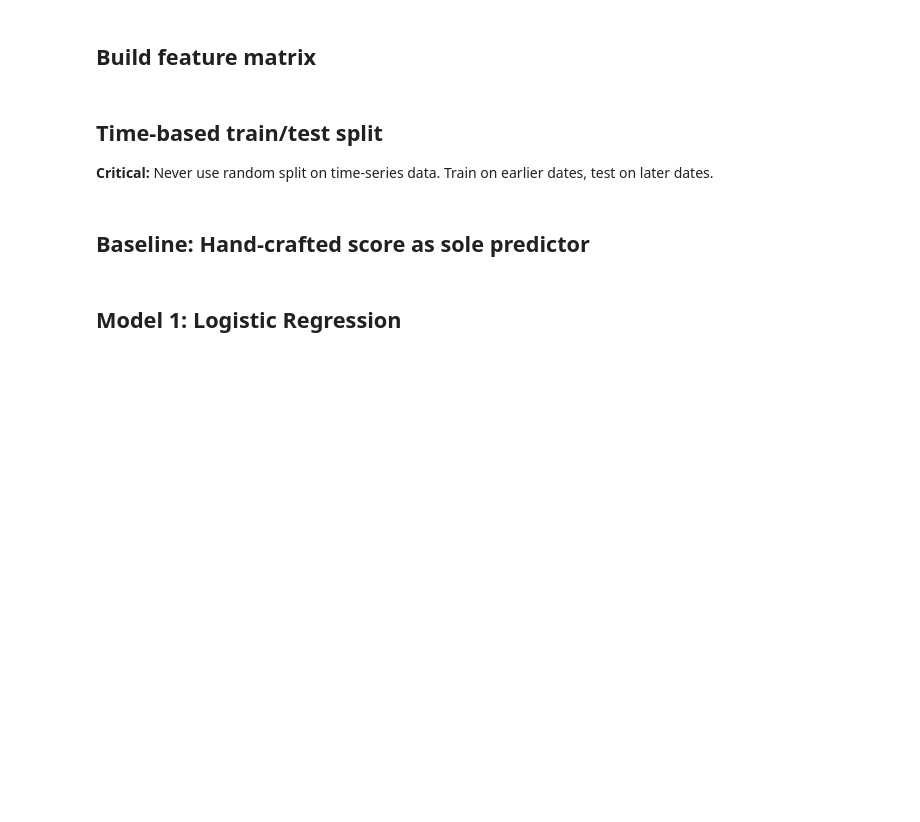
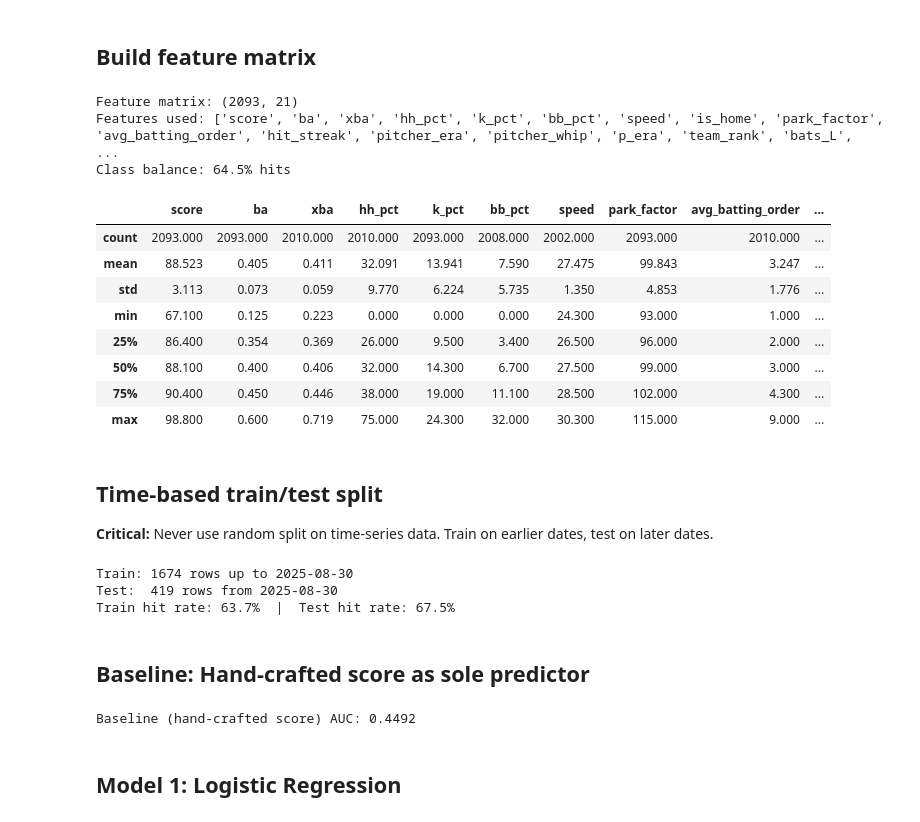
Before and after one commit to kkokie/bts_api, a Jupyter notebook: notebooks/train_model.ipynb, the cells around one changed output. Drawn from its saved outputs; the diff is of its cells as text; code cells hidden in the pictures; blank space fills up the shorter version.

```diff
--- a/notebooks/train_model.ipynb
+++ b/notebooks/train_model.ipynb
@@ -87,36 +104,47 @@ print((parsed_df.notna().mean() * 100).round(1).to_string())
 # %%
 df = pd.concat([df.reset_index(drop=True), parsed_df.reset_index(drop=True)], axis=1)
 
 # Encode categoricals
 df['bats_L']    = (df['bats'] == 'L').astype(int)
 df['bats_S']    = (df['bats'] == 'S').astype(int)   # switch
 df['pitch_R']   = (df['pitcher_hand'] == 'R').astype(int)
 df['pitch_L']   = (df['pitcher_hand'] == 'L').astype(int)
 df['platoon']   = ((df['bats'] == 'L') & (df['pitcher_hand'] == 'R') |
                    (df['bats'] == 'R') & (df['pitcher_hand'] == 'L')).astype(int)
 df['is_a_list'] = (df['list_type'] == 'A').astype(int)
 
 FEATURE_COLS = [
-    # Hand-crafted model output (should be useful but the model should learn beyond it)
     'score',
-    # Raw batting stats
     'ba', 'xba', 'hh_pct', 'k_pct', 'bb_pct', 'speed',
-    # Game context
     'is_home', 'park_factor', 'avg_batting_order', 'hit_streak',
-    # Pitcher features
-    'pitcher_era', 'pitcher_whip', 'p_era', 'p_whip', 'p_k9',
-    # Team context
+    'pitcher_era', 'pitcher_whip', 'p_era',
     'team_rank',
-    # Encoded categoricals
     'bats_L', 'bats_S', 'pitch_R', 'pitch_L', 'platoon', 'is_a_list',
 ]
+
+# Drop any columns that are entirely null
+FEATURE_COLS = [c for c in FEATURE_COLS if df[c].notna().any()]
 
 X = df[FEATURE_COLS].copy()
 y = df['got_hit'].astype(int)
 
 print(f'Feature matrix: {X.shape}')
+print(f'Features used: {FEATURE_COLS}')
 print(f'Class balance: {y.mean():.1%} hits')
 X.describe().round(3)
+# %% [output]
+Feature matrix: (2093, 21)
+Features used: ['score', 'ba', 'xba', 'hh_pct', 'k_pct', 'bb_pct', 'speed', 'is_home', 'park_factor', 'avg_batting_order', 'hit_streak', 'pitcher_era', 'pitcher_whip', 'p_era', 'team_rank', 'bats_L',  ...
+Class balance: 64.5% hits
+|  | score | ba | xba | hh_pct | k_pct | bb_pct | speed | park_factor | avg_batting_order | ... |
+| count | 2093.000 | 2093.000 | 2010.000 | 2010.000 | 2093.000 | 2008.000 | 2002.000 | 2093.000 | 2010.000 | ... |
+| mean | 88.523 | 0.405 | 0.411 | 32.091 | 13.941 | 7.590 | 27.475 | 99.843 | 3.247 | ... |
+| std | 3.113 | 0.073 | 0.059 | 9.770 | 6.224 | 5.735 | 1.350 | 4.853 | 1.776 | ... |
+| min | 67.100 | 0.125 | 0.223 | 0.000 | 0.000 | 0.000 | 24.300 | 93.000 | 1.000 | ... |
+| 25% | 86.400 | 0.354 | 0.369 | 26.000 | 9.500 | 3.400 | 26.500 | 96.000 | 2.000 | ... |
+| 50% | 88.100 | 0.400 | 0.406 | 32.000 | 14.300 | 6.700 | 27.500 | 99.000 | 3.000 | ... |
+| 75% | 90.400 | 0.450 | 0.446 | 38.000 | 19.000 | 11.100 | 28.500 | 102.000 | 4.300 | ... |
+| max | 98.800 | 0.600 | 0.719 | 75.000 | 24.300 | 32.000 | 30.300 | 115.000 | 9.000 | ... |
 # %% [markdown]
 ## Time-based train/test split
 
@@ -137,6 +165,10 @@ y_train, y_test = y.iloc[:split_idx], y.iloc[split_idx:]
 print(f'Train: {len(X_train)} rows up to {df_sorted.iloc[split_idx-1]["date"].date()}')
 print(f'Test:  {len(X_test)} rows from {split_date.date()}')
 print(f'Train hit rate: {y_train.mean():.1%}  |  Test hit rate: {y_test.mean():.1%}')
+# %% [output]
+Train: 1674 rows up to 2025-08-30
+Test:  419 rows from 2025-08-30
+Train hit rate: 63.7%  |  Test hit rate: 67.5%
 # %%
 from sklearn.pipeline import Pipeline
 from sklearn.impute import SimpleImputer
@@ -157,6 +189,8 @@ import matplotlib.pyplot as plt
 score_proba = X_test[['score']].values / 100.0
 baseline_auc = roc_auc_score(y_test, score_proba)
 print(f'Baseline (hand-crafted score) AUC: {baseline_auc:.4f}')
+# %% [output]
+Baseline (hand-crafted score) AUC: 0.4492
 # %% [markdown]
 ## Model 1: Logistic Regression
 # %%
```
Also changed, not shown: parts of 9 cells of this notebook, 1 other file.
